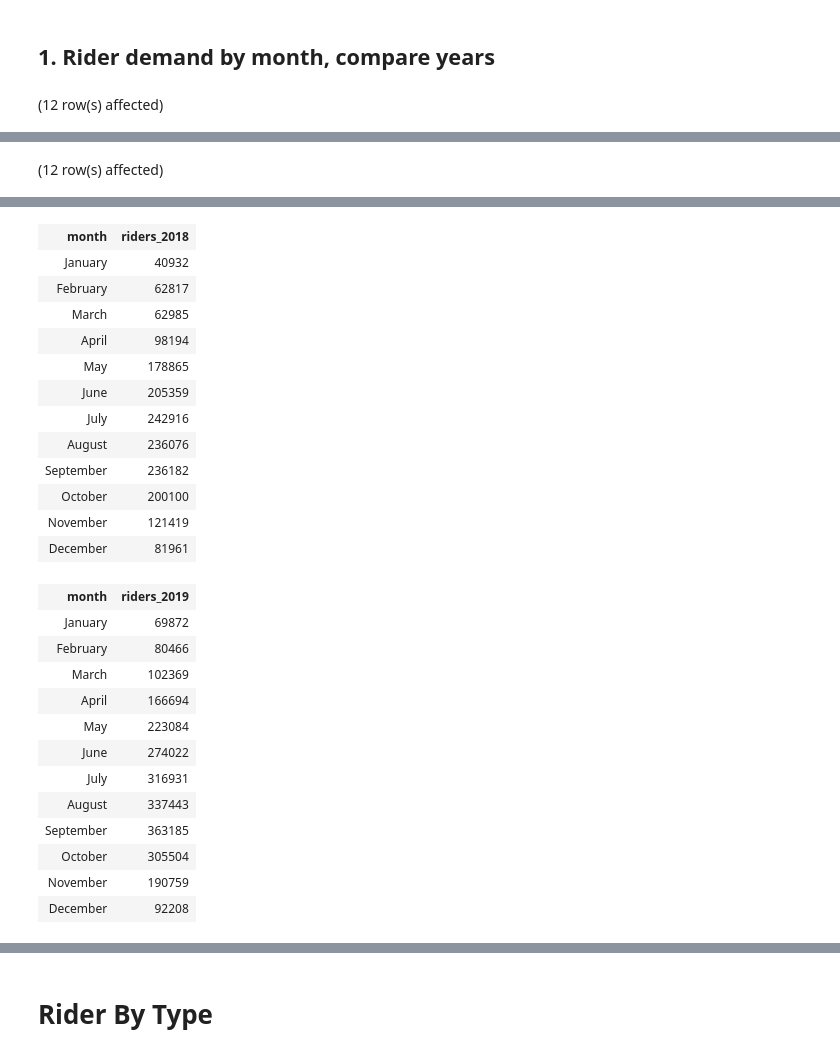
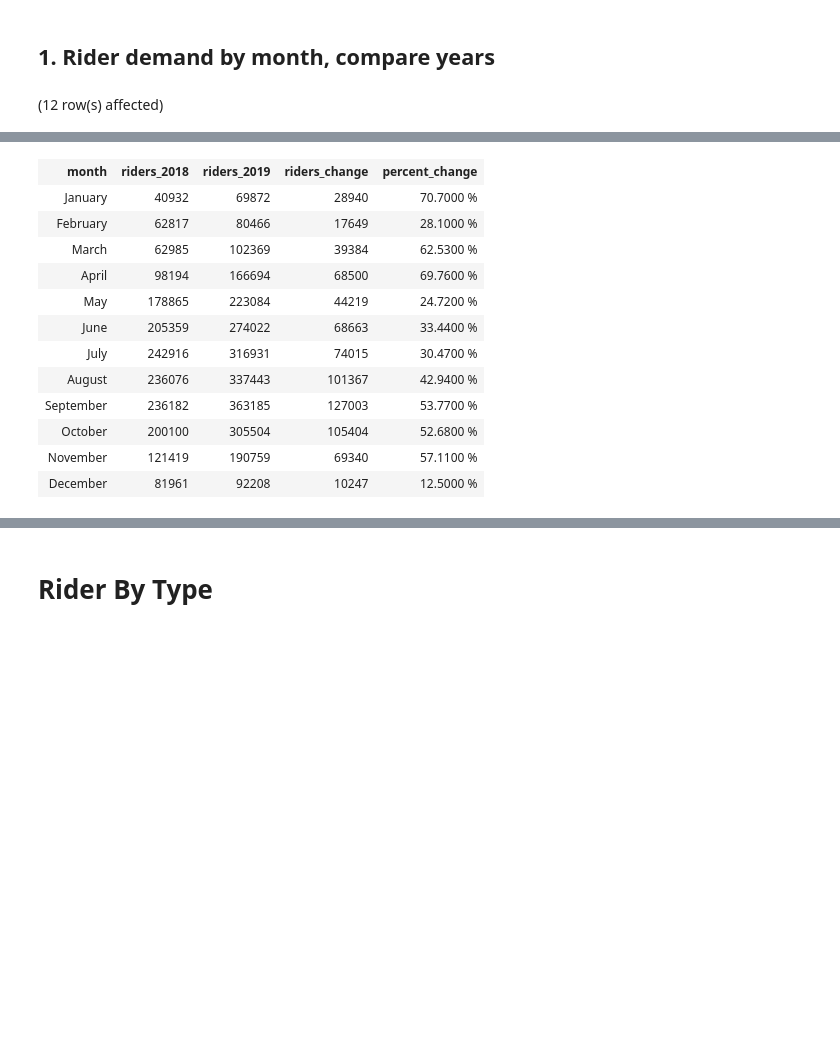
Before and after one commit to datapointchris/boston-bluebikes, a Jupyter notebook: queries.ipynb, the cells around one changed output, grey strips where cells are left out. Drawn from its saved outputs; the diff is of its cells as text; code cells hidden in the pictures; blank space fills up the shorter version.

Commit message:
✨ Finish all basic queries for presentation
All queries through looking at hours of each weekday, totals, not averages at this point.  Average should be the next step

```diff
--- a/queries.ipynb
+++ b/queries.ipynb
@@ -74,26 +74,28 @@ Total execution time: 00:00:00.403
 # %% [markdown]
 ## 1\. Rider demand by month, compare years
 # %%
-select
-a.month,
-sum(a.riders) as riders_2018
-from agg_2018 a
-group by a.month, a.month_no
-order by a.month_no;
+-- select
+-- a.month,
+-- sum(a.riders) as riders_2018
+-- from agg_2018 a
+-- group by a.month, a.month_no
+-- order by a.month_no;
 
-select
-a.month,
-sum(a.riders) as riders_2019
-from agg_2019 a
-group by a.month, a.month_no
-order by a.month_no;
+-- select
+-- a.month,
+-- sum(a.riders) as riders_2019
+-- from agg_2019 a
+-- group by a.month, a.month_no
+-- order by a.month_no;
 
 select
 a.month,
 sum(a.riders) as riders_2018,
-sum(b.riders) as riders_2019
+sum(b.riders) as riders_2019,
+sum(b.riders) - sum(a.riders) as riders_change,
+round((sum(b.riders) - sum(a.riders)::numeric) / sum(a.riders), 4) * 100 || ' %' as percent_change
 from agg_2018 a
-join agg_2019 b on a.month = b.month and a.day = b.day and a.hour_no = b.hour_no
+join agg_2019 b on a.month_no = b.month_no and a.day_no = b.day_no and a.hour_no = b.hour_no
 group by a.month, a.month_no
 order by a.month_no;
 # %% [output]
@@ -102 +103,0 @@ order by a.month_no;
-(12 row(s) affected)
@@ -104,26 +104,13 @@ Total execution time: 00:00:01.479
-| month | riders_2018 |
-| January | 40932 |
-| February | 62817 |
-| March | 62985 |
-| April | 98194 |
-| May | 178865 |
-| June | 205359 |
-| July | 242916 |
-| August | 236076 |
-| September | 236182 |
-| October | 200100 |
-| November | 121419 |
-| December | 81961 |
+| month | riders_2018 | riders_2019 | riders_change | percent_change |
+| January | 40932 | 69872 | 28940 | 70.7000 % |
+| February | 62817 | 80466 | 17649 | 28.1000 % |
+| March | 62985 | 102369 | 39384 | 62.5300 % |
+| April | 98194 | 166694 | 68500 | 69.7600 % |
+| May | 178865 | 223084 | 44219 | 24.7200 % |
+| June | 205359 | 274022 | 68663 | 33.4400 % |
+| July | 242916 | 316931 | 74015 | 30.4700 % |
+| August | 236076 | 337443 | 101367 | 42.9400 % |
+| September | 236182 | 363185 | 127003 | 53.7700 % |
+| October | 200100 | 305504 | 105404 | 52.6800 % |
+| November | 121419 | 190759 | 69340 | 57.1100 % |
+| December | 81961 | 92208 | 10247 | 12.5000 % |
-| month | riders_2019 |
-| January | 69872 |
-| February | 80466 |
-| March | 102369 |
-| April | 166694 |
-| May | 223084 |
-| June | 274022 |
-| July | 316931 |
-| August | 337443 |
-| September | 363185 |
-| October | 305504 |
-| November | 190759 |
-| December | 92208 |
```
Also changed, not shown: parts of 8 cells of this notebook.
